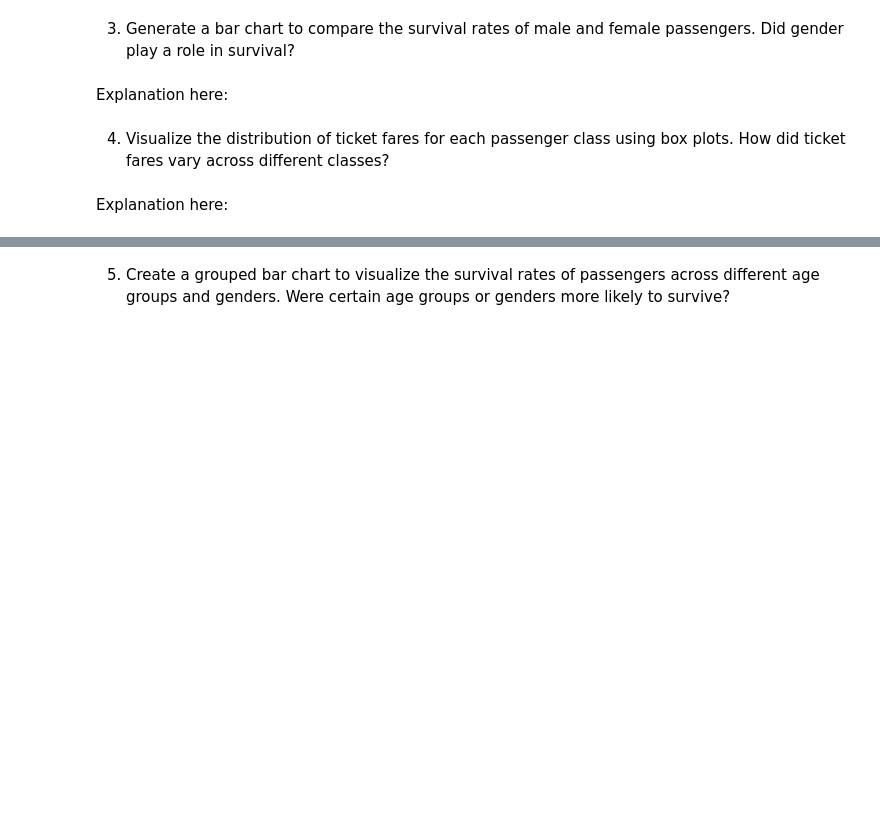
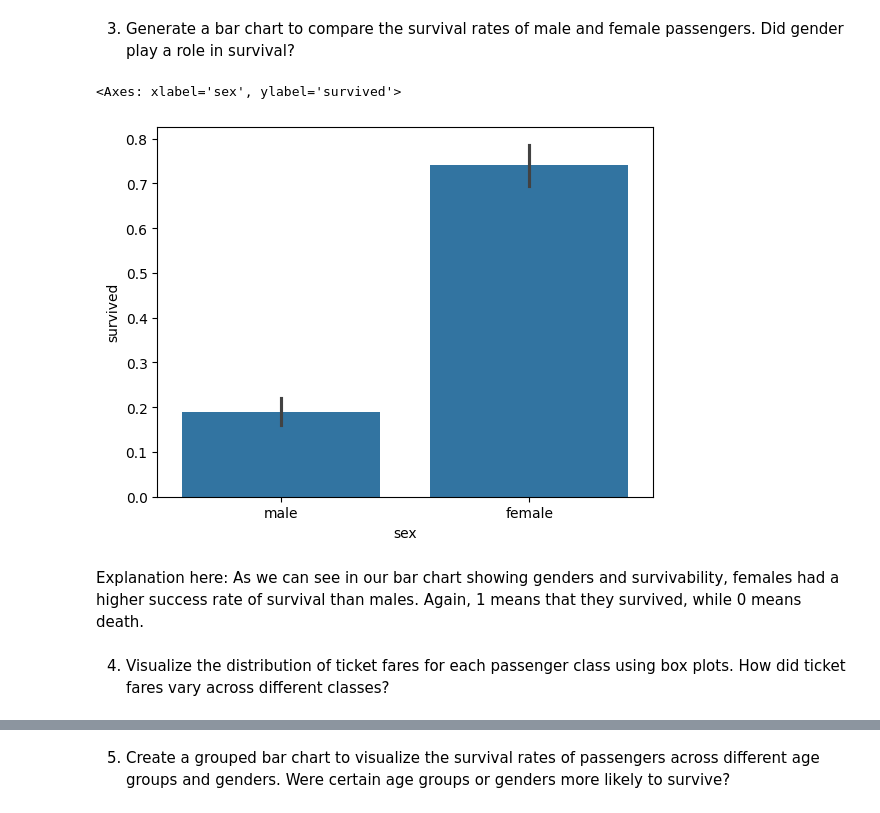
Before and after one commit to AlexanderG40/Data-Science, a Jupyter notebook: Week_4_Assignment_4_1.ipynb, the cells around one changed output, grey strips where cells are left out. Drawn from its saved outputs; the diff is of its cells as text; code cells hidden in the pictures; blank space fills up the shorter version.

```diff
--- a/Week_4_Assignment_4_1.ipynb
+++ b/Week_4_Assignment_4_1.ipynb
@@ -6,7 +6,3 @@ Load the dataset and perform the following operations to visualize data and expl
 The intent of this assignment is to be able to communicate the insights that you found
 
 ---
-# %%
-import seaborn as sns
-titanic = sns.load_dataset("titanic")
-titanic.sample(9)
@@ -49,4 +32,10 @@ Explanation here: We used histplot to plot the ages of our people, as we can see
-# %% [markdown]
-Explanation here:
+# %%
+#Code here
+sns.barplot(data = titanic, x="sex", y="survived")
+# %% [output]
+<Axes: xlabel='sex', ylabel='survived'>
+[figure, added]
+# %% [markdown]
+Explanation here: As we can see in our bar chart showing genders and survivability, females had a higher success rate of survival than males. Again, 1 means that they survived, while 0 means death.
 # %% [markdown]
 4. Visualize the distribution of ticket fares for each passenger class using box plots. How did ticket fares vary across different classes?
@@ -55,2 +41,0 @@ Explanation here:
-# %% [markdown]
-Explanation here:
```
Also changed, not shown: parts of 9 cells of this notebook.
